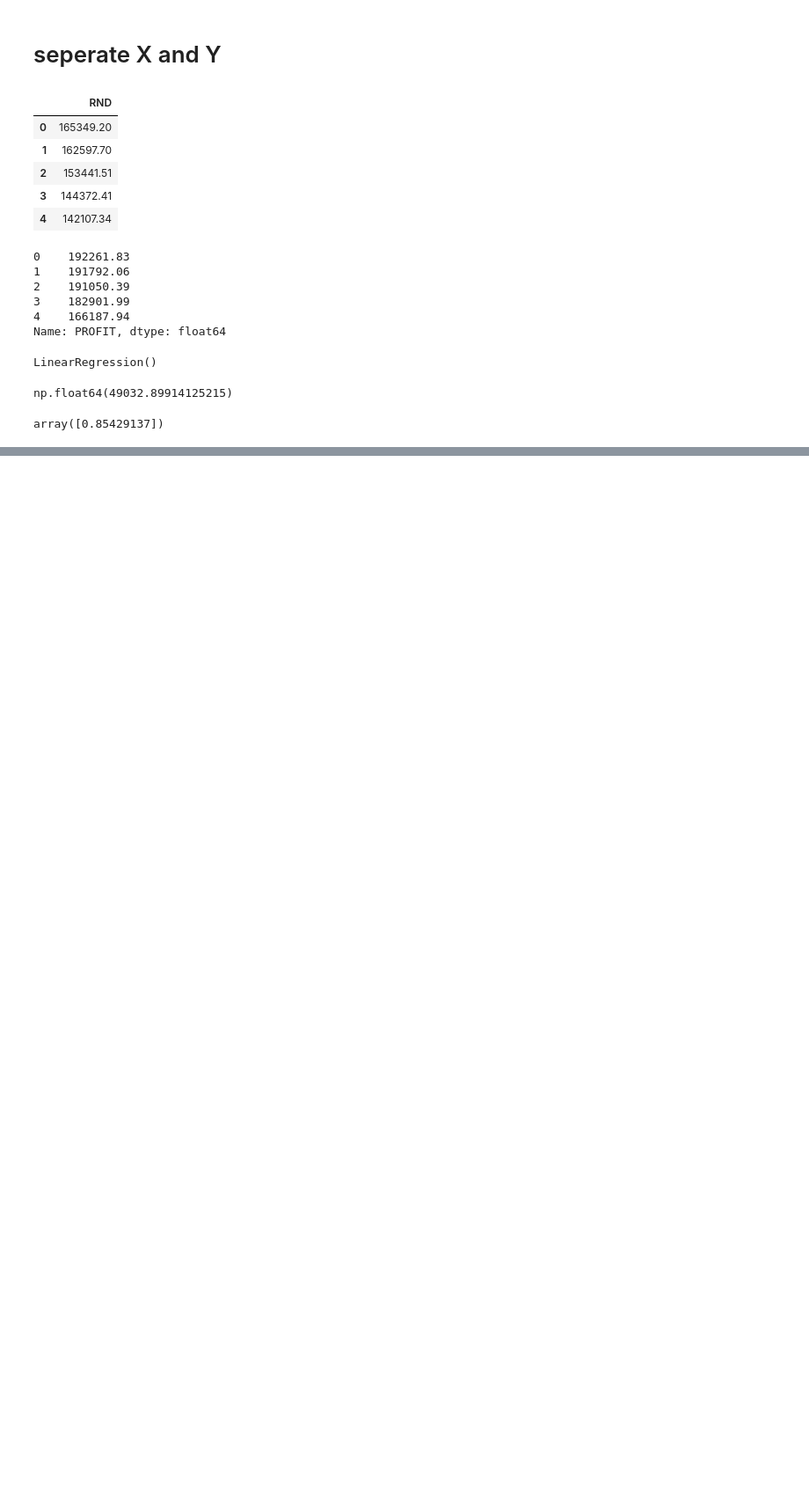
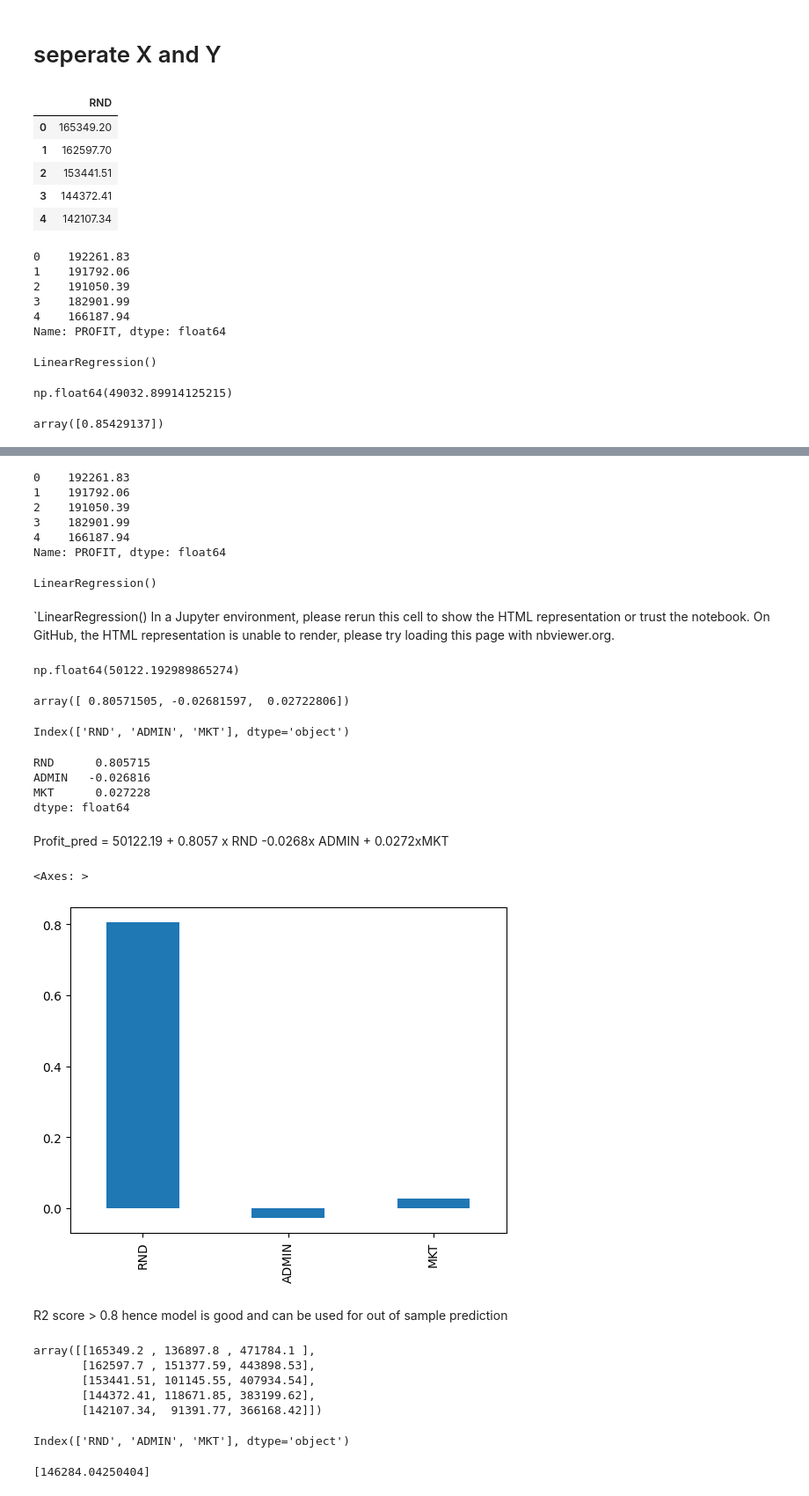
Before and after one commit to dhanashreeh2025-crypto/machine_learning, a Jupyter notebook: 01_Linear Regression/reg.ipynb, the cells around one changed output, grey strips where cells are left out. Shown: that part at 88% size. Cells and saved outputs as stored; diff of their text form; code cells hidden in the pictures; blank space fills up the shorter version.

```diff
--- a/01_Linear Regression/reg.ipynb
+++ b/01_Linear Regression/reg.ipynb
@@ -172,0 +251,4 @@ array([0.85429137])
+# %%
+# Multiple PRedictors
+X = df[["RND", "ADMIN", "MKT"]]
+Y = df["PROFIT"]
@@ -172,0 +264,68 @@ array([0.85429137])
+# %%
+Y.head()
+# %% [output]
+0    192261.83
+1    191792.06
+2    191050.39
+3    182901.99
+4    166187.94
+Name: PROFIT, dtype: float64
+# %%
+model2 = LinearRegression()
+model2.fit(X, Y)
+# %% [output]
+LinearRegression()
+# %% [markdown]
+`LinearRegression()
+In a Jupyter environment, please rerun this cell to show the HTML representation or trust the notebook.
+On GitHub, the HTML representation is unable to render, please try loading this page with nbviewer.org.
+# %%
+model2.intercept_
+# %% [output]
+np.float64(50122.192989865274)
+# %%
+model2.coef_
+# %% [output]
+array([ 0.80571505, -0.02681597,  0.02722806])
+# %%
+X.columns
+# %% [output]
+Index(['RND', 'ADMIN', 'MKT'], dtype='object')
+# %%
+coefs = pd.Series(model2.coef_, index=X.columns)
+coefs
+# %% [output]
+RND      0.805715
+ADMIN   -0.026816
+MKT      0.027228
+dtype: float64
+# %% [markdown]
+Profit_pred = 50122.19 + 0.8057 x RND -0.0268x ADMIN + 0.0272xMKT
+# %%
+coefs.plot(kind="bar")
+# %% [output]
+<Axes: >
+[figure, added]
+# %% [markdown]
+R2 score > 0.8 hence model is good and can be used for out of sample prediction
+# %%
+X.values[0:5]
+# %% [output]
+array([[165349.2 , 136897.8 , 471784.1 ],
+       [162597.7 , 151377.59, 443898.53],
+       [153441.51, 101145.55, 407934.54],
+       [144372.41, 118671.85, 383199.62],
+       [142107.34,  91391.77, 366168.42]])
+# %%
+X.columns
+# %% [output]
+Index(['RND', 'ADMIN', 'MKT'], dtype='object')
+# %%
+rnd = 1_20_000
+mkt = 30_000
+admin = 50_000
+
+profit_pred = model2.predict([[rnd, admin, mkt]])
+print(profit_pred)
+# %% [output]
+[146284.04250404]
```
Also changed, not shown: parts of 18 cells of this notebook, 30 other files.
